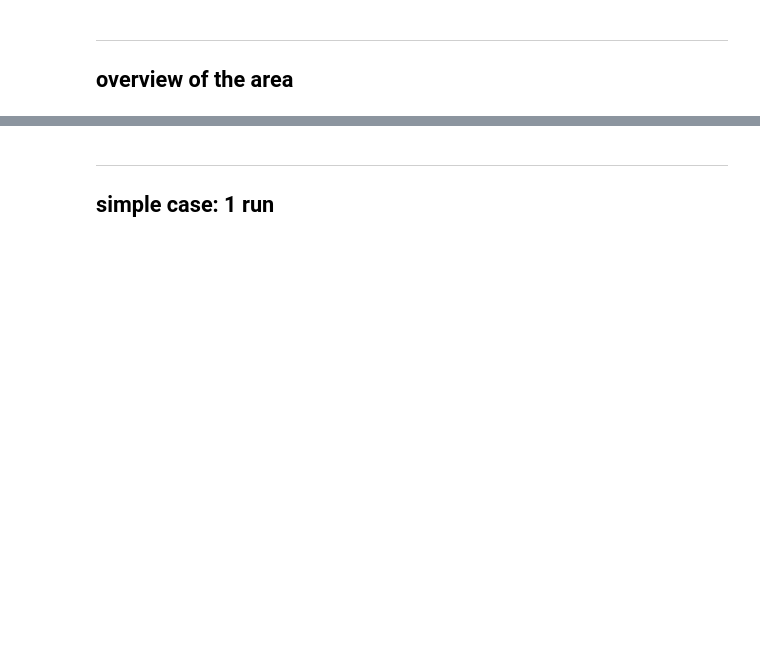
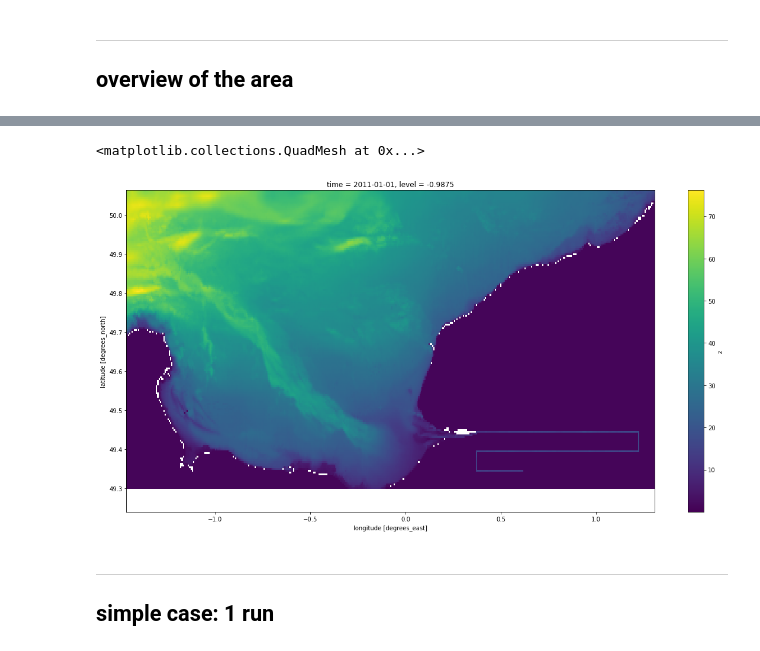
Before and after one commit to apatlpo/taos, a Jupyter notebook: drifters/launch_simulations.ipynb, the cells around one changed output, grey strips where cells are left out. Drawn from its saved outputs; the diff is of its cells as text; code cells hidden in the pictures; blank space fills up the shorter version.

```diff
--- a/drifters/launch_simulations.ipynb
+++ b/drifters/launch_simulations.ipynb
@@ -28,3 +29,10 @@ ms.plot_bs(-ds["z"].isel(time=0, level=0),
+# %%
+h = -ds["z"].isel(time=0, level=0)
+h = h.where( (h>0) & (h.latitude>49.3)  )
+h.plot(x="longitude", y="latitude", figsize=(20,10))
+# %% [output]
+<matplotlib.collections.QuadMesh at 0x...>
+[figure, added]
 # %% [markdown]
 ---
 
```
Also changed, not shown: parts of 9 cells of this notebook, 3 other files.
